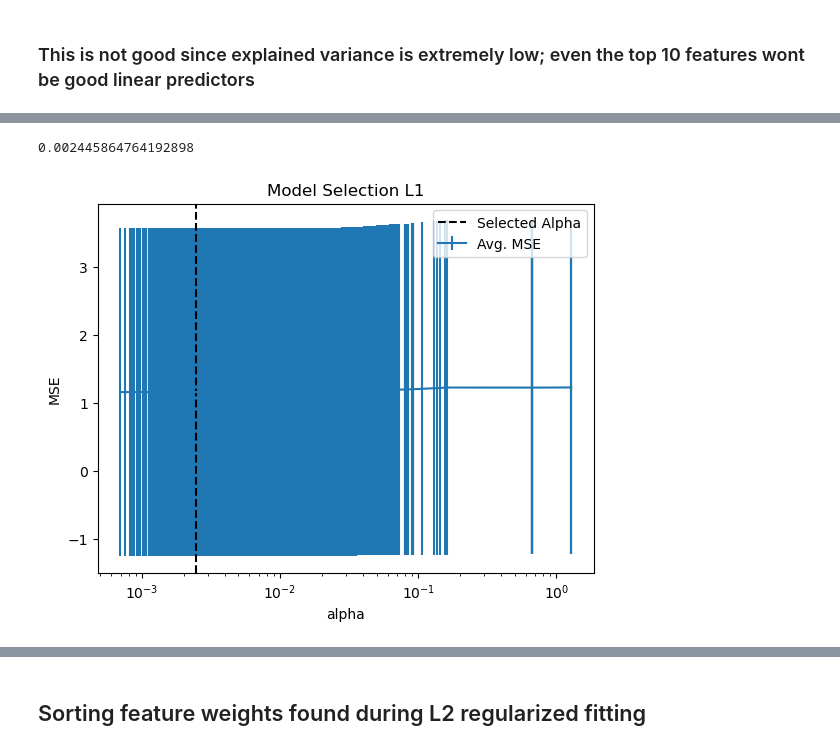
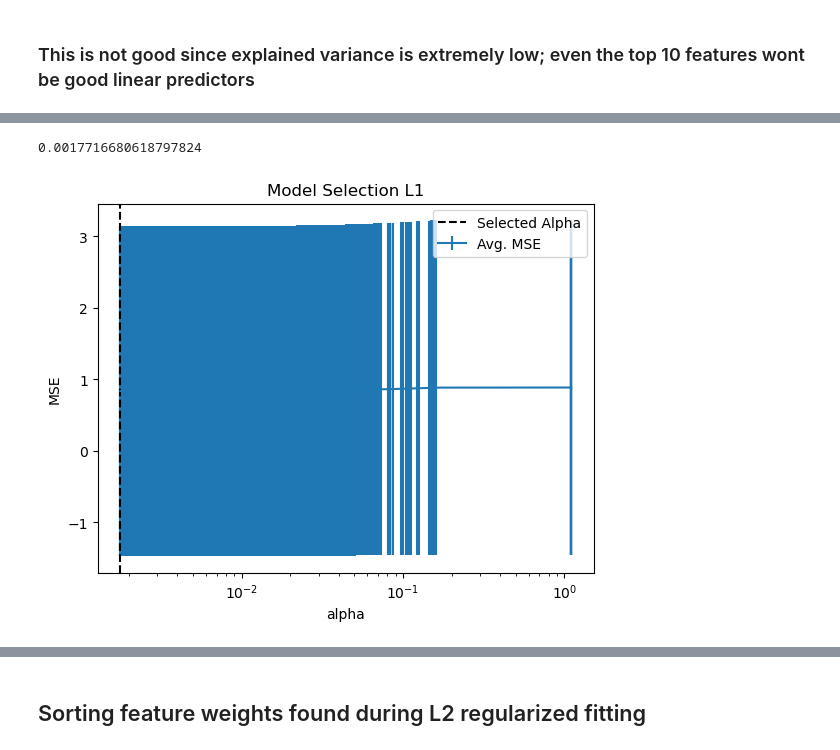
Before and after one commit to TaoseefAziz/final_project, a Jupyter notebook: main.ipynb, the cells around one changed output, grey strips where cells are left out. Cells and saved outputs as stored; diff of their text form; code cells hidden in the pictures.

```diff
--- a/main.ipynb
+++ b/main.ipynb
@@ -270,28 +270,28 @@ Launch_year -0.02763460644036442
 # %%
 from sklearn.linear_model import LassoLarsCV, LassoCV
 
-l1 = LassoLarsCV(cv=10, normalize=False).fit(X_train, y_train)
+l1 = LassoLarsCV(cv=10).fit(X_train, y_train)
 
 # compute stats
 # get mean mse for each fold
 mean_mse = l1.mse_path_.mean(axis=-1)
 # get standard error of mse for each fold
 std_mse = l1.mse_path_.std(axis=-1)
 # get best alpha
 best_alpha_l1 = l1.alpha_
 print(best_alpha_l1)
 # plot stuff
 plt.errorbar(l1.cv_alphas_, mean_mse, yerr=std_mse, label='Avg. MSE')
 plt.axvline(best_alpha_l1, linestyle='--', color="k", label="Selected Alpha")
 plt.xscale('log')
 plt.xlabel('alpha')
 plt.ylabel('MSE')
 plt.title('Model Selection L1')
 plt.legend()
 plt.show()
 # %% [output]
-0.002445864764192898
+0.0017716680618797824
-[figure, old version]
+[figure, new version]
 # %%
 alphas = np.logspace(-1, 3, num=50)
 cv = 5
```
Also changed, not shown: parts of 13 cells of this notebook.
